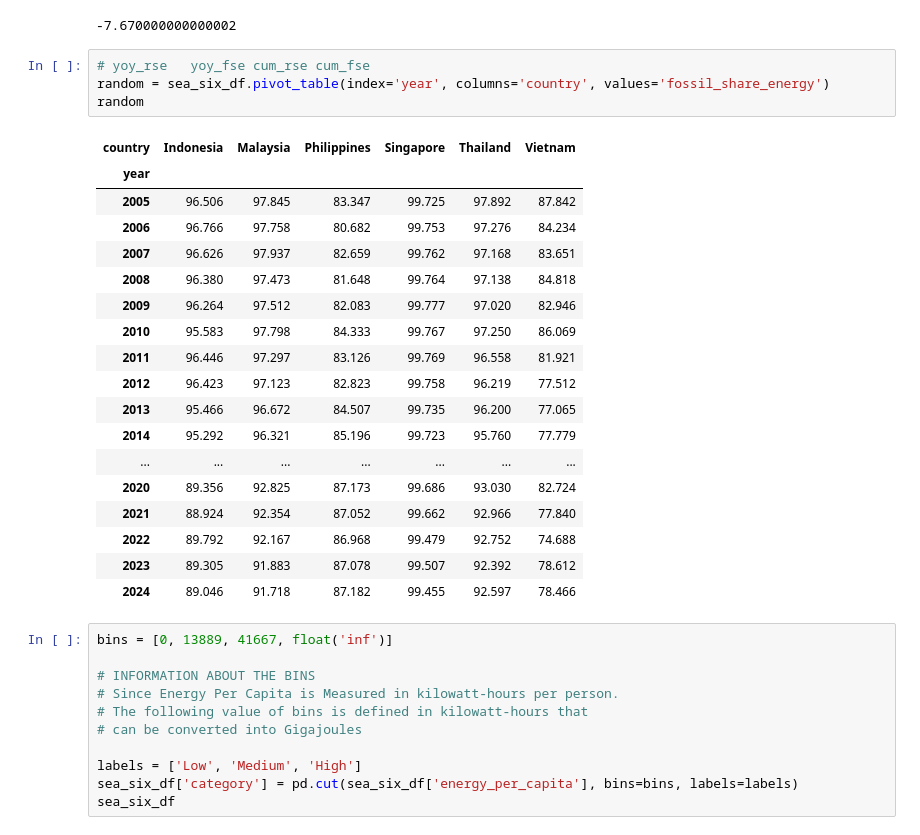
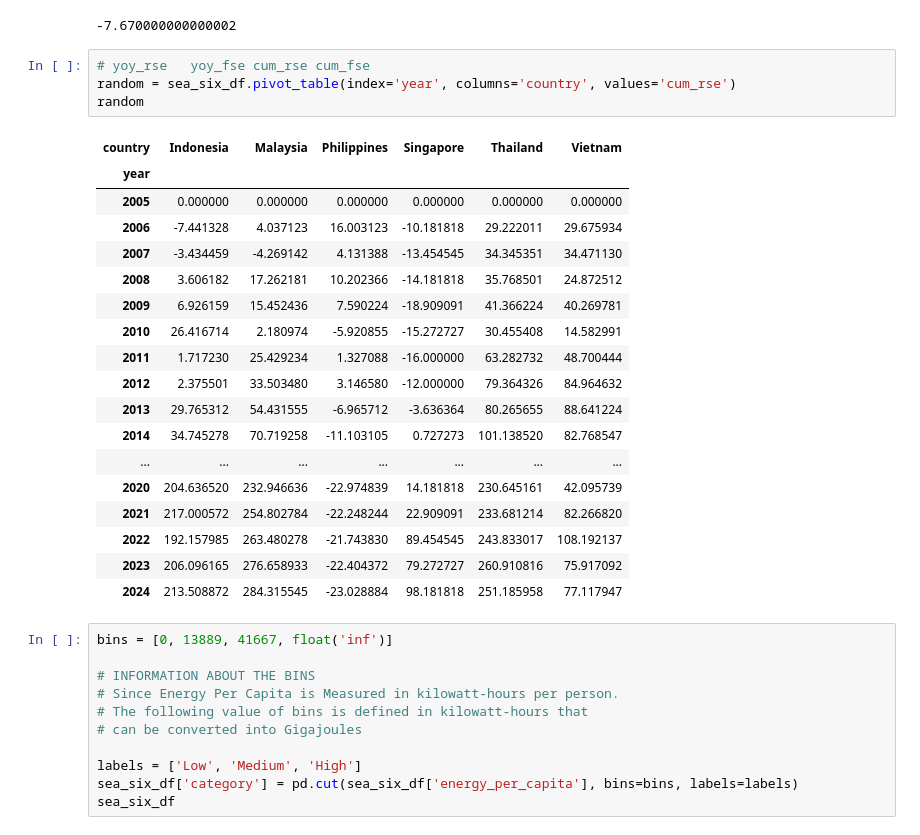
Before and after one commit to christianabusca/energy-climate-analysis, a Jupyter notebook: energy-project.ipynb, the cells around one changed output. Drawn from its saved outputs; the diff is of its cells as text.

Commit message:
Kaggle Notebook | energy_project | Version 8

```diff
--- a/energy-project.ipynb
+++ b/energy-project.ipynb
@@ -389,27 +389,27 @@ energy_gap_pivot
 -7.670000000000002
 # %%
 # yoy_rse	yoy_fse	cum_rse	cum_fse
-random = sea_six_df.pivot_table(index='year', columns='country', values='fossil_share_energy')
+random = sea_six_df.pivot_table(index='year', columns='country', values='cum_rse')
 random
 # %% [output]
 | country | Indonesia | Malaysia | Philippines | Singapore | Thailand | Vietnam |
 | year |  |  |  |  |  |  |
-| 2005 | 96.506 | 97.845 | 83.347 | 99.725 | 97.892 | 87.842 |
-| 2006 | 96.766 | 97.758 | 80.682 | 99.753 | 97.276 | 84.234 |
-| 2007 | 96.626 | 97.937 | 82.659 | 99.762 | 97.168 | 83.651 |
-| 2008 | 96.380 | 97.473 | 81.648 | 99.764 | 97.138 | 84.818 |
-| 2009 | 96.264 | 97.512 | 82.083 | 99.777 | 97.020 | 82.946 |
-| 2010 | 95.583 | 97.798 | 84.333 | 99.767 | 97.250 | 86.069 |
-| 2011 | 96.446 | 97.297 | 83.126 | 99.769 | 96.558 | 81.921 |
-| 2012 | 96.423 | 97.123 | 82.823 | 99.758 | 96.219 | 77.512 |
-| 2013 | 95.466 | 96.672 | 84.507 | 99.735 | 96.200 | 77.065 |
-| 2014 | 95.292 | 96.321 | 85.196 | 99.723 | 95.760 | 77.779 |
+| 2005 | 0.000000 | 0.000000 | 0.000000 | 0.000000 | 0.000000 | 0.000000 |
+| 2006 | -7.441328 | 4.037123 | 16.003123 | -10.181818 | 29.222011 | 29.675934 |
+| 2007 | -3.434459 | -4.269142 | 4.131388 | -13.454545 | 34.345351 | 34.471130 |
+| 2008 | 3.606182 | 17.262181 | 10.202366 | -14.181818 | 35.768501 | 24.872512 |
+| 2009 | 6.926159 | 15.452436 | 7.590224 | -18.909091 | 41.366224 | 40.269781 |
+| 2010 | 26.416714 | 2.180974 | -5.920855 | -15.272727 | 30.455408 | 14.582991 |
+| 2011 | 1.717230 | 25.429234 | 1.327088 | -16.000000 | 63.282732 | 48.700444 |
+| 2012 | 2.375501 | 33.503480 | 3.146580 | -12.000000 | 79.364326 | 84.964632 |
+| 2013 | 29.765312 | 54.431555 | -6.965712 | -3.636364 | 80.265655 | 88.641224 |
+| 2014 | 34.745278 | 70.719258 | -11.103105 | 0.727273 | 101.138520 | 82.768547 |
 | ... | ... | ... | ... | ... | ... | ... |
-| 2020 | 89.356 | 92.825 | 87.173 | 99.686 | 93.030 | 82.724 |
-| 2021 | 88.924 | 92.354 | 87.052 | 99.662 | 92.966 | 77.840 |
-| 2022 | 89.792 | 92.167 | 86.968 | 99.479 | 92.752 | 74.688 |
-| 2023 | 89.305 | 91.883 | 87.078 | 99.507 | 92.392 | 78.612 |
-| 2024 | 89.046 | 91.718 | 87.182 | 99.455 | 92.597 | 78.466 |
+| 2020 | 204.636520 | 232.946636 | -22.974839 | 14.181818 | 230.645161 | 42.095739 |
+| 2021 | 217.000572 | 254.802784 | -22.248244 | 22.909091 | 233.681214 | 82.266820 |
+| 2022 | 192.157985 | 263.480278 | -21.743830 | 89.454545 | 243.833017 | 108.192137 |
+| 2023 | 206.096165 | 276.658933 | -22.404372 | 79.272727 | 260.910816 | 75.917092 |
+| 2024 | 213.508872 | 284.315545 | -23.028884 | 98.181818 | 251.185958 | 77.117947 |
 # %%
 bins = [0, 13889, 41667, float('inf')]
 
```
Also changed, not shown: parts of 6 cells of this notebook.
